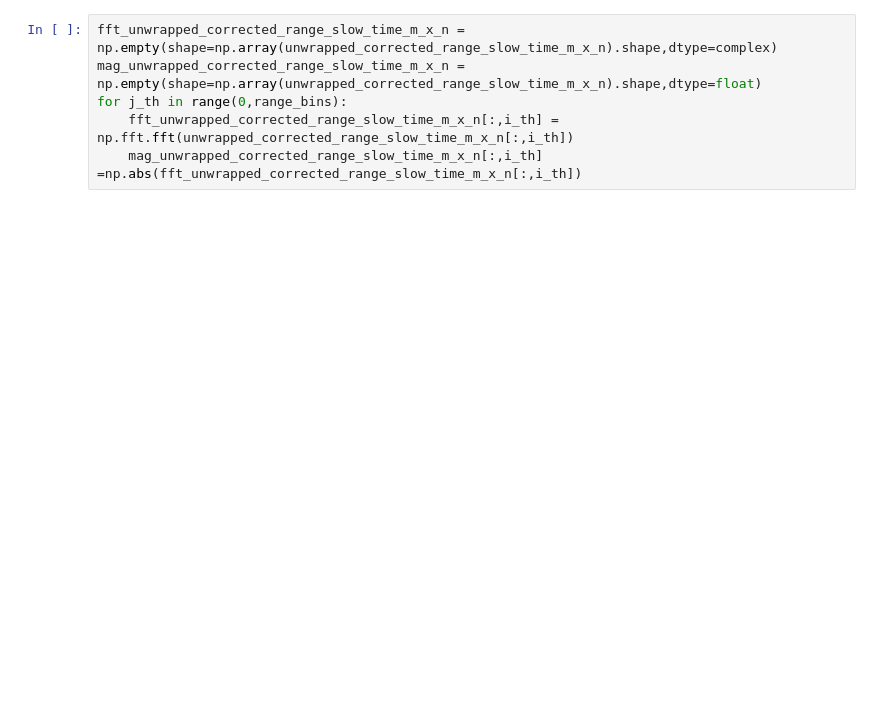
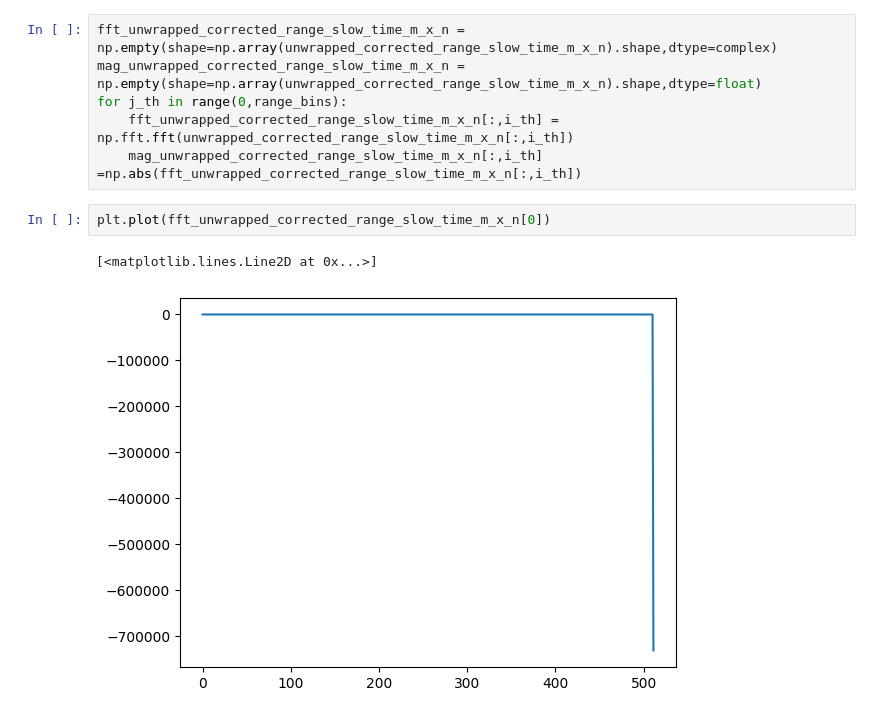
Before and after one commit to tqdinh/gensignal, a Jupyter notebook: EXTRACT_VITAL_SIGNAL_IN_FMCW_RADAR_4.ipynb, the cells around one changed output. Drawn from its saved outputs; the diff is of its cells as text; blank space fills up the shorter version.

```diff
--- a/EXTRACT_VITAL_SIGNAL_IN_FMCW_RADAR_4.ipynb
+++ b/EXTRACT_VITAL_SIGNAL_IN_FMCW_RADAR_4.ipynb
@@ -294,6 +290,11 @@ mag_unwrapped_corrected_range_slow_time_m_x_n = np.empty(shape=np.array(unwrappe
 for j_th in range(0,range_bins):
     fft_unwrapped_corrected_range_slow_time_m_x_n[:,i_th] = np.fft.fft(unwrapped_corrected_range_slow_time_m_x_n[:,i_th])
     mag_unwrapped_corrected_range_slow_time_m_x_n[:,i_th] =np.abs(fft_unwrapped_corrected_range_slow_time_m_x_n[:,i_th])
+# %%
+plt.plot(fft_unwrapped_corrected_range_slow_time_m_x_n[0])
+# %% [output]
+[<matplotlib.lines.Line2D at 0x...>]
+[figure, added]
 # %%
 mag_unwrapped_indices = np.zeros(shape=len(mag_unwrapped_corrected_range_slow_time_m_x_n))
 for  corr_spectrum in mag_unwrapped_corrected_range_slow_time_m_x_n:
```
Also changed, not shown: parts of 6 cells of this notebook, 4 other files.
